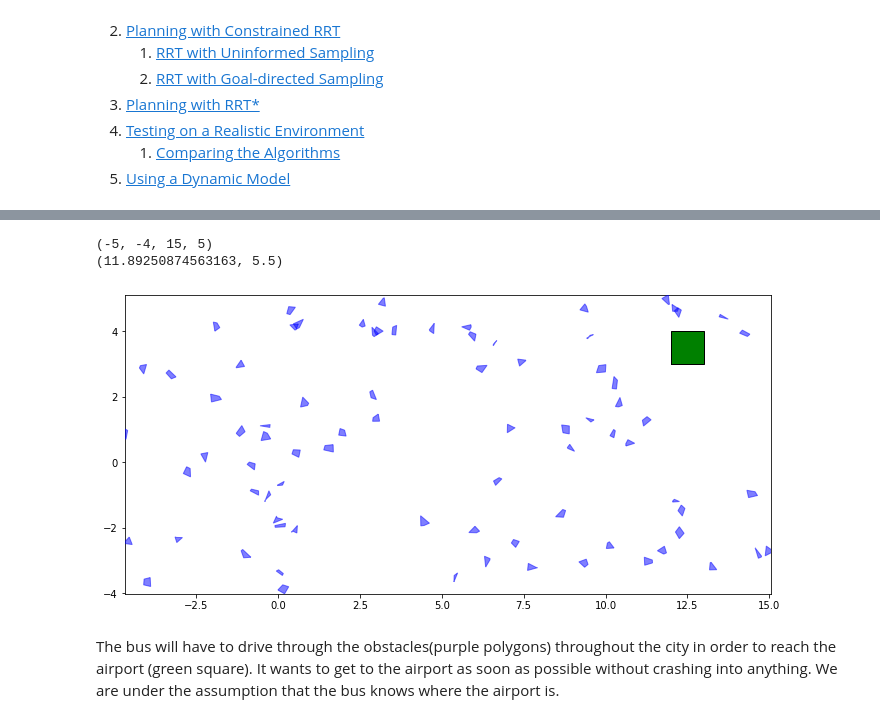
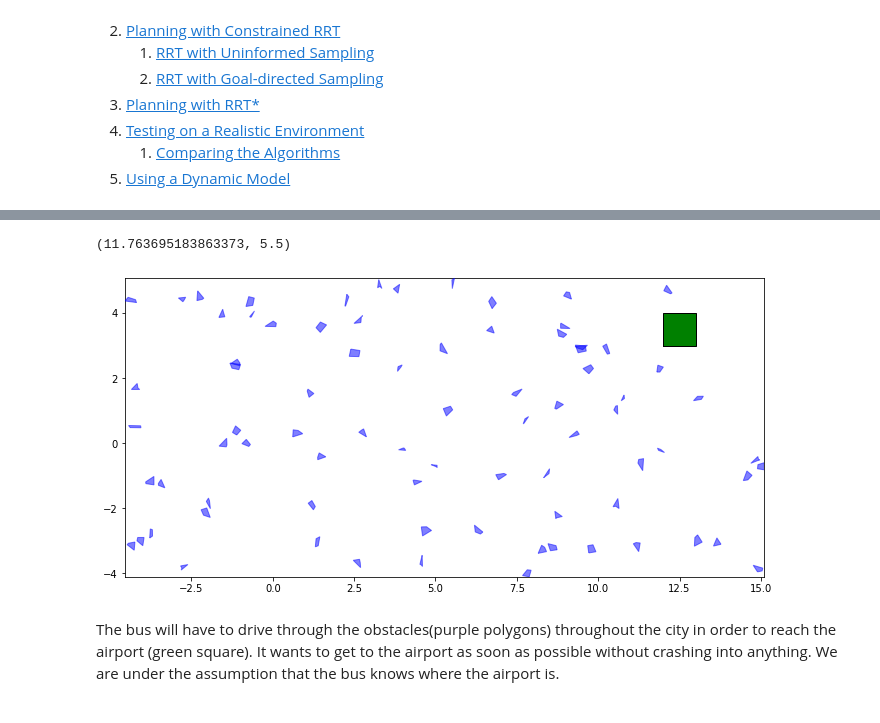
Before and after one commit to ersolog/6.877-16.413, a Jupyter notebook: code.ipynb, the cells around one changed output, grey strips where cells are left out. Drawn from its saved outputs; the diff is of its cells as text; code cells hidden in the pictures.

```diff
--- a/code.ipynb
+++ b/code.ipynb
@@ -81,37 +82,37 @@ def random_environment(bounds, start, radius, goal, n, size_limits=(0.5, 1.5)):
         else:
             obi = obi + 1
             obs.append(p)
 #         coords = xy + [l*np.cos(a),l*np.sin(a) for a,l in zip(angles,lengths)]
     env.add_obstacles(obs)
     return env
 def create_environment(bounds, start, radius, goal, n, size_limits=(0.5, 1.5)):
     minx, miny, maxx, maxy = bounds
     print("Bounds: ", str(bounds))
     edges = 4
     minl, maxl = size_limits
     env = Environment(None)
     obs = []
     start_pose = Point(start).buffer(radius, resolution=3)
     obs.append(Polygon([(-2.8,-3), (-2.8,-2), (-2,-2),(-2,-3)]))
     obs.append(Polygon([(12,3), (12,4), (13,4),(13,3)]))
     obs.append(Polygon([(12,3), (12,4), (13,4),(13,3)]))
     obs.append(Polygon([(12,3), (12,4), (13,4),(13,3)]))
     obs.append(Polygon([(12,3), (12,4), (13,4),(13,3)]))
     env.add_obstacles(obs)
     return env
 
 start = (-4,-2, 2.5)
 radius = 0.1
 goal_region = Polygon([(12,3), (12,4), (13,4),(13,3)])
 bounds = (-5, -4, 15, 5)
 num_obstacles = 80
-roadmap_env = random_environment(bounds, start, radius, goal_region, num_obstacles, (0.2, 0.4))
+# roadmap_env = random_environment(bounds, start, radius, goal_region, num_obstacles, (0.2, 0.4))
+roadmap_env = Environment('roadmap_environment.yaml')
 ax = plot_environment(roadmap_env)
 plot_poly(ax, goal_region,'green')
 # %% [output]
-(-5, -4, 15, 5)
-(11.89250874563163, 5.5)
+(11.763695183863373, 5.5)
-[figure, old version]
+[figure, new version]
 # %% [markdown]
 The bus will have to drive through the obstacles(purple polygons) throughout the city in order to reach the airport (green square). It wants to get to the airport as soon as possible without crashing into anything. We are under the assumption that the bus knows where the airport is.
 # %%
```
Also changed, not shown: parts of 5 cells of this notebook, 1 other file.
